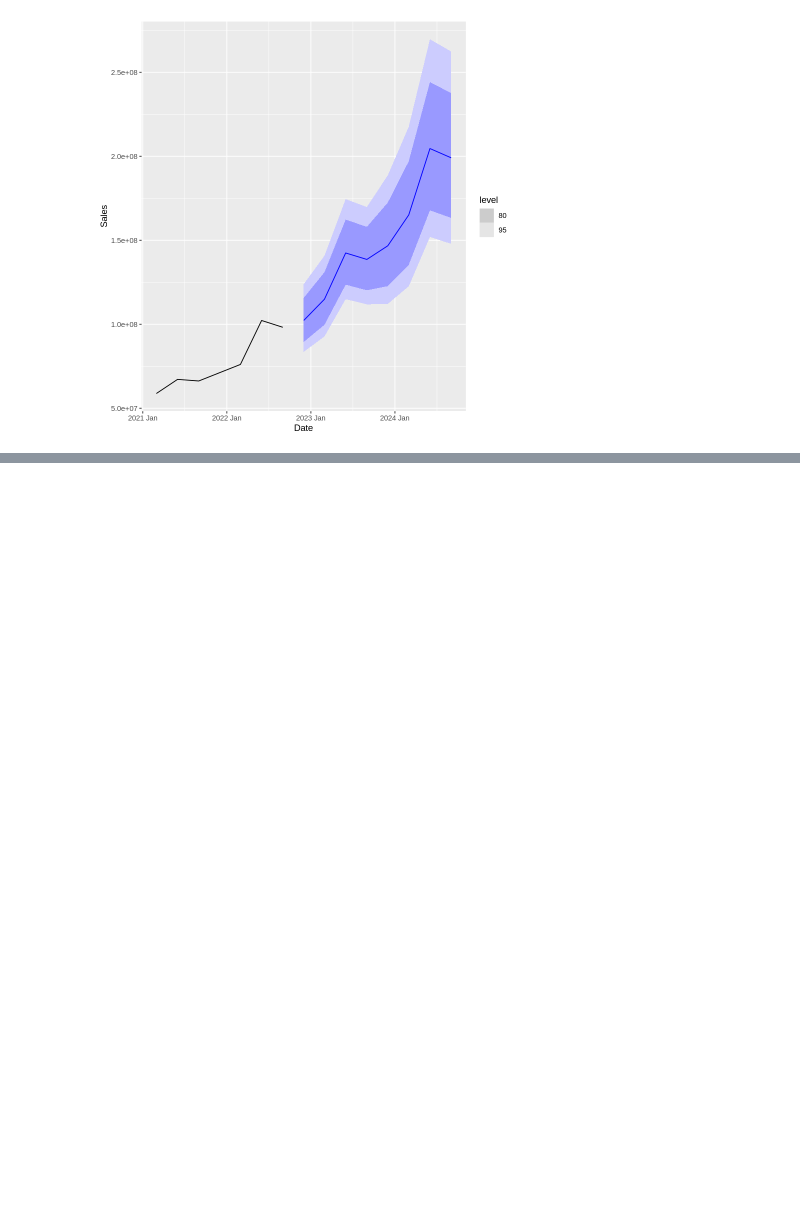
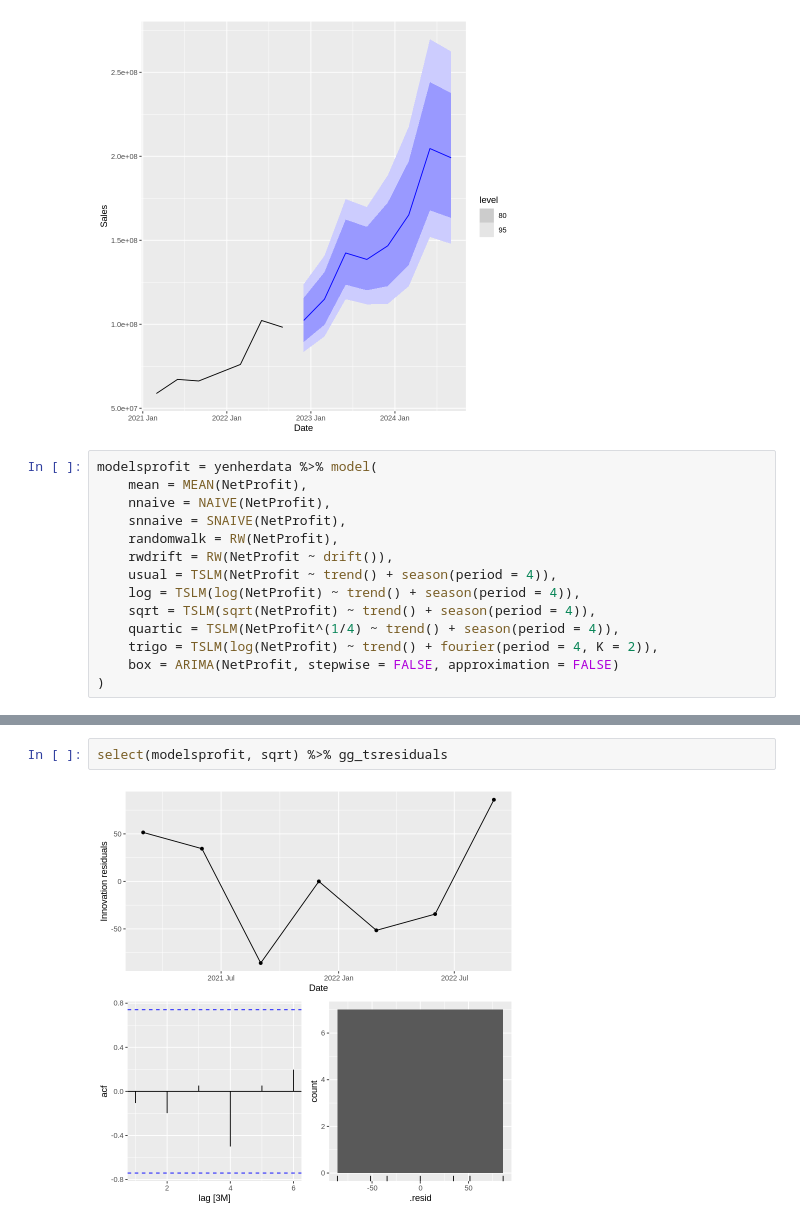
Before and after one commit to derrickgzq/yenheranalysis, a Jupyter notebook: Yenher_Analysis.ipynb, the cells around one changed output, grey strips where cells are left out. Saved outputs shown, nothing was run; the diff lists cells and outputs as text; blank space fills up the shorter version.

```diff
--- a/Yenher_Analysis.ipynb
+++ b/Yenher_Analysis.ipynb
@@ -136,3 +166,17 @@ A fbl_ts: 8 × 4
 | log | 2024 Jun | t(N(19, 0.021)) | 204609373 |
 | log | 2024 Sep | t(N(19, 0.021)) | 199090911 |
 [figure]
+# %%
+modelsprofit = yenherdata %>% model(
+    mean = MEAN(NetProfit),
+    nnaive = NAIVE(NetProfit),
+    snnaive = SNAIVE(NetProfit),
+    randomwalk = RW(NetProfit),
+    rwdrift = RW(NetProfit ~ drift()),
+    usual = TSLM(NetProfit ~ trend() + season(period = 4)),
+    log = TSLM(log(NetProfit) ~ trend() + season(period = 4)),
+    sqrt = TSLM(sqrt(NetProfit) ~ trend() + season(period = 4)),
+    quartic = TSLM(NetProfit^(1/4) ~ trend() + season(period = 4)),
+    trigo = TSLM(log(NetProfit) ~ trend() + fourier(period = 4, K = 2)),
+    box = ARIMA(NetProfit, stepwise = FALSE, approximation = FALSE)
+)
@@ -138,0 +219,4 @@ A fbl_ts: 8 × 4
+# %%
+select(modelsprofit, sqrt) %>% gg_tsresiduals
+# %% [output]
+[figure, added]
```
Also changed, not shown: parts of 14 cells of this notebook.
